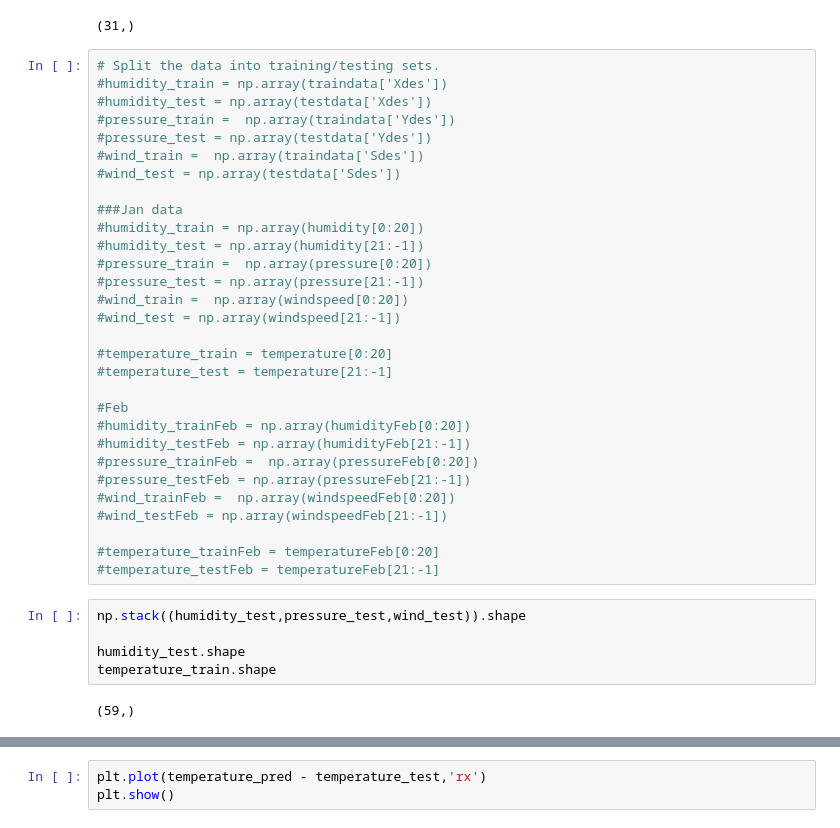
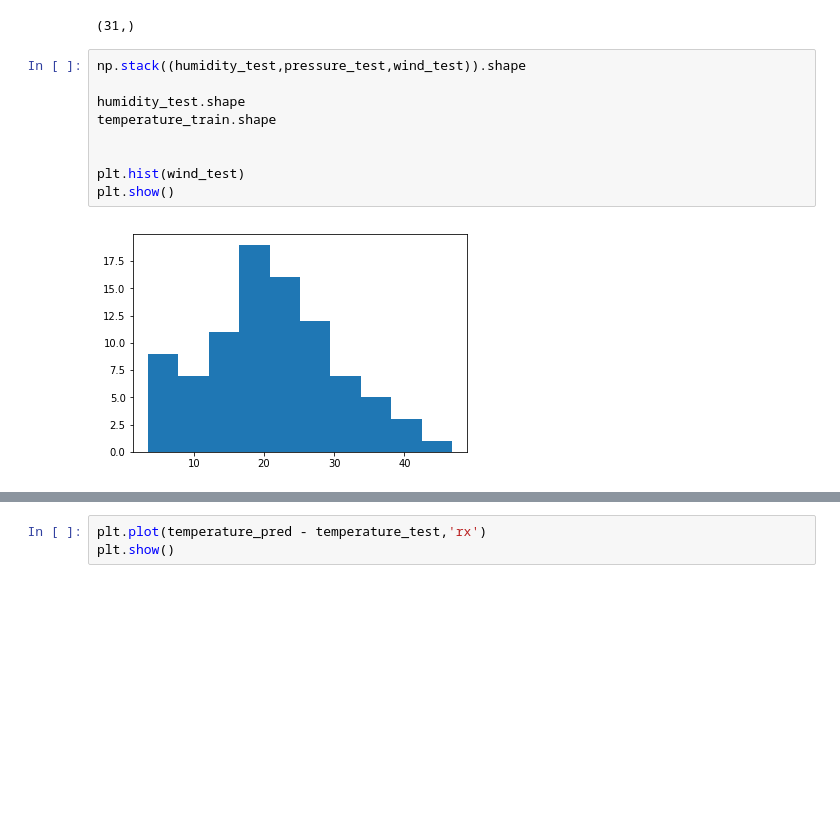
Before and after one commit to par15/metoffice_mini_project, a Jupyter notebook: MiniprojectJemima.ipynb, the cells around one changed output, grey strips where cells are left out. Saved outputs shown, nothing was run; the diff lists cells and outputs as text; blank space fills up the shorter version.

Commit message:
Additional experiments (smoothed data)

```diff
--- a/MiniprojectJemima.ipynb
+++ b/MiniprojectJemima.ipynb
@@ -85,43 +123,17 @@ np.mean(temptestJan,axis=1).shape
 #temperature_test = temperature[number:]
 # %% [output]
 (31,)
-# %%
-# Split the data into training/testing sets.
-#humidity_train = np.array(traindata['Xdes'])
-#humidity_test = np.array(testdata['Xdes'])
-#pressure_train =  np.array(traindata['Ydes'])
-#pressure_test = np.array(testdata['Ydes'])
-#wind_train =  np.array(traindata['Sdes'])
-#wind_test = np.array(testdata['Sdes'])
-
-###Jan data
-#humidity_train = np.array(humidity[0:20])
-#humidity_test = np.array(humidity[21:-1])
-#pressure_train =  np.array(pressure[0:20])
-#pressure_test = np.array(pressure[21:-1])
-#wind_train =  np.array(windspeed[0:20])
-#wind_test = np.array(windspeed[21:-1])
-
-#temperature_train = temperature[0:20]
-#temperature_test = temperature[21:-1]
-
-#Feb
-#humidity_trainFeb = np.array(humidityFeb[0:20])
-#humidity_testFeb = np.array(humidityFeb[21:-1])
-#pressure_trainFeb =  np.array(pressureFeb[0:20])
-#pressure_testFeb = np.array(pressureFeb[21:-1])
-#wind_trainFeb =  np.array(windspeedFeb[0:20])
-#wind_testFeb = np.array(windspeedFeb[21:-1])
-
-#temperature_trainFeb = temperatureFeb[0:20]
-#temperature_testFeb = temperatureFeb[21:-1]
 # %%
 np.stack((humidity_test,pressure_test,wind_test)).shape
 
 humidity_test.shape
 temperature_train.shape
+
+
+plt.hist(wind_test)
+plt.show()
 # %% [output]
-(59,)
+[figure, added]
 # %%
 # Split the targets into training/testing sets.
 ##temperature_train = np.array(traindata['Y'])
```
Also changed, not shown: parts of 33 cells of this notebook.
